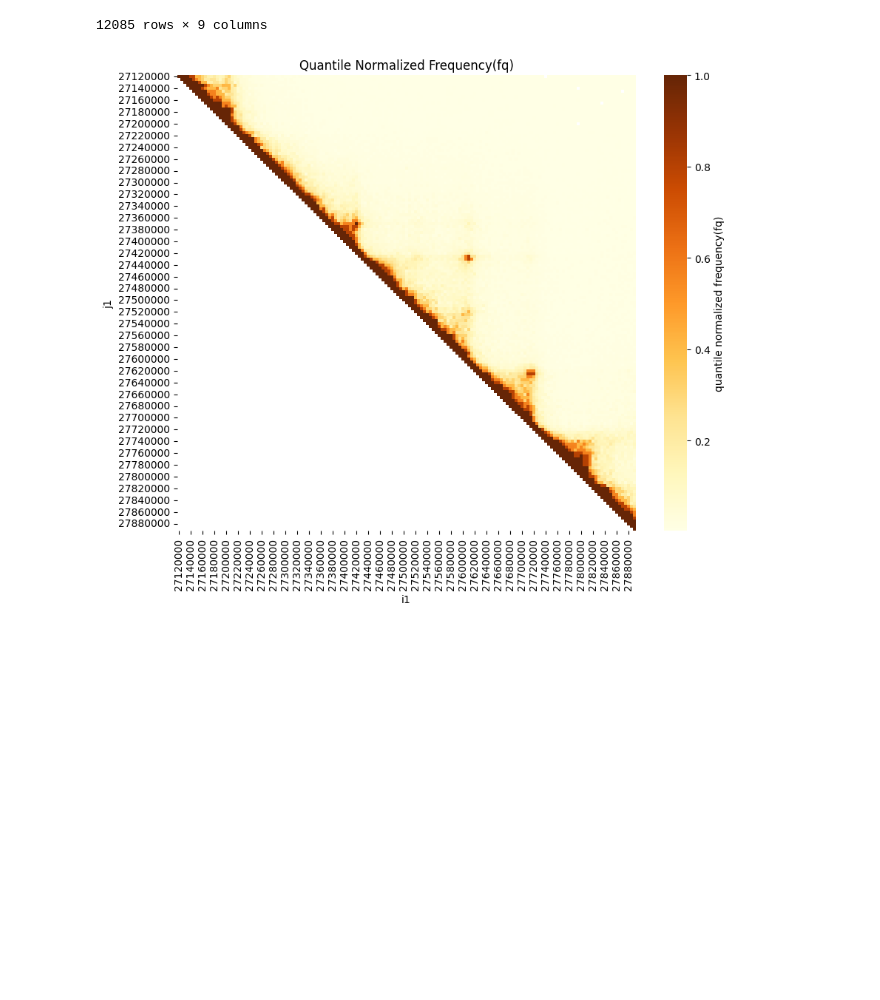
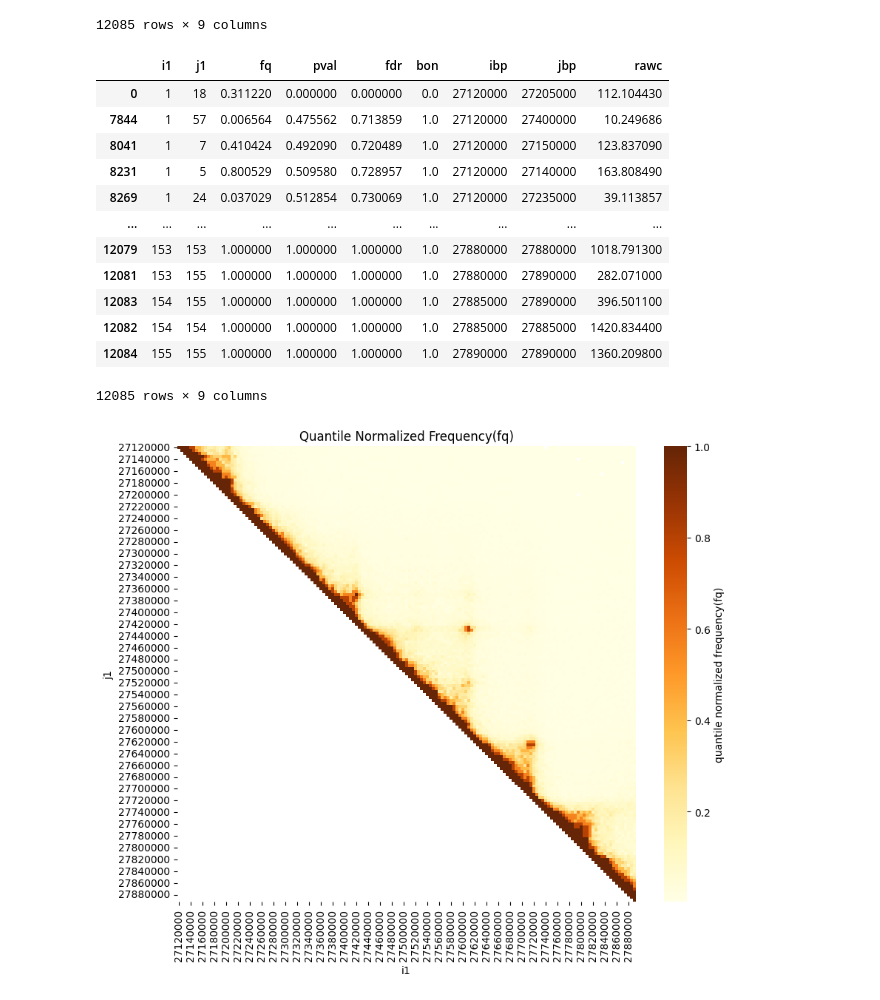
Before and after one commit to ldu3/chrompolymerDB_Project, a Jupyter notebook: Scripts/extraction.ipynb, the cells around one changed output. Cells and saved outputs as stored; diff of their text form; code cells hidden in the pictures; blank space fills up the shorter version.

```diff
--- a/Scripts/extraction.ipynb
+++ b/Scripts/extraction.ipynb
@@ -23,6 +23,23 @@ df
 | 12083 | 154 | 155 | 1.000000 | 1.0 | 1.0 | 1.0 | 27885000 | 27890000 | 396.50110 |
 | 12084 | 155 | 155 | 1.000000 | 1.0 | 1.0 | 1.0 | 27890000 | 27890000 | 1360.20980 |
 12085 rows × 9 columns
+# %%
+df_sorted = df.sort_values(by='ibp')
+df_sorted
+# %% [output]
+|  | i1 | j1 | fq | pval | fdr | bon | ibp | jbp | rawc |
+| 0 | 1 | 18 | 0.311220 | 0.000000 | 0.000000 | 0.0 | 27120000 | 27205000 | 112.104430 |
+| 7844 | 1 | 57 | 0.006564 | 0.475562 | 0.713859 | 1.0 | 27120000 | 27400000 | 10.249686 |
+| 8041 | 1 | 7 | 0.410424 | 0.492090 | 0.720489 | 1.0 | 27120000 | 27150000 | 123.837090 |
+| 8231 | 1 | 5 | 0.800529 | 0.509580 | 0.728957 | 1.0 | 27120000 | 27140000 | 163.808490 |
+| 8269 | 1 | 24 | 0.037029 | 0.512854 | 0.730069 | 1.0 | 27120000 | 27235000 | 39.113857 |
+| ... | ... | ... | ... | ... | ... | ... | ... | ... | ... |
+| 12079 | 153 | 153 | 1.000000 | 1.000000 | 1.000000 | 1.0 | 27880000 | 27880000 | 1018.791300 |
+| 12081 | 153 | 155 | 1.000000 | 1.000000 | 1.000000 | 1.0 | 27880000 | 27890000 | 282.071000 |
+| 12083 | 154 | 155 | 1.000000 | 1.000000 | 1.000000 | 1.0 | 27885000 | 27890000 | 396.501100 |
+| 12082 | 154 | 154 | 1.000000 | 1.000000 | 1.000000 | 1.0 | 27885000 | 27885000 | 1420.834400 |
+| 12084 | 155 | 155 | 1.000000 | 1.000000 | 1.000000 | 1.0 | 27890000 | 27890000 | 1360.209800 |
+12085 rows × 9 columns
 # %%
 pivot_table = df.pivot(index="ibp", columns="jbp", values="fq")
 
```
Also changed, not shown: 2 other files.
